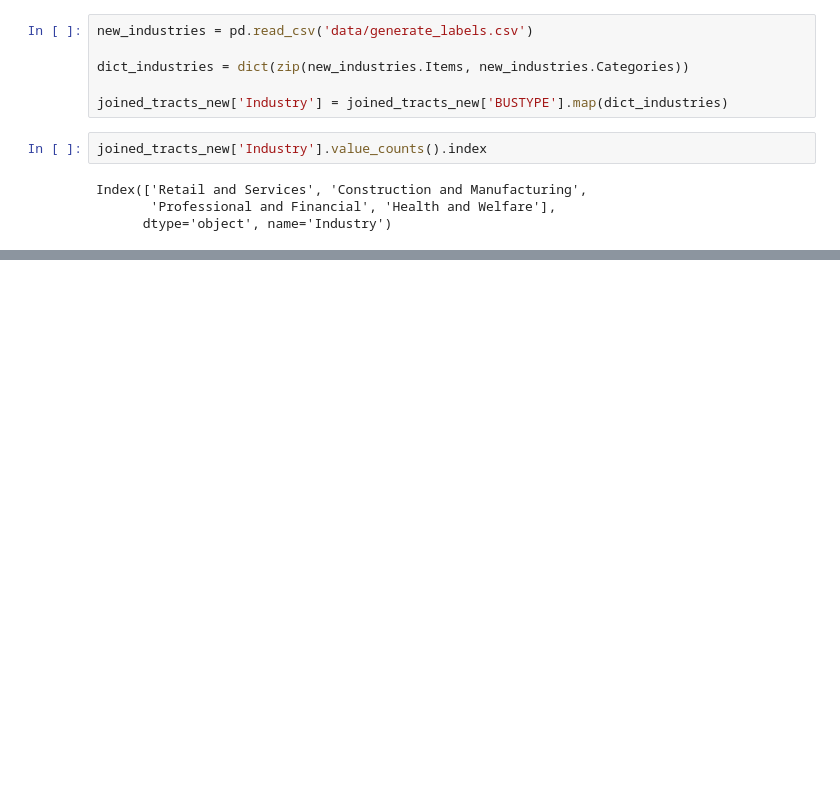
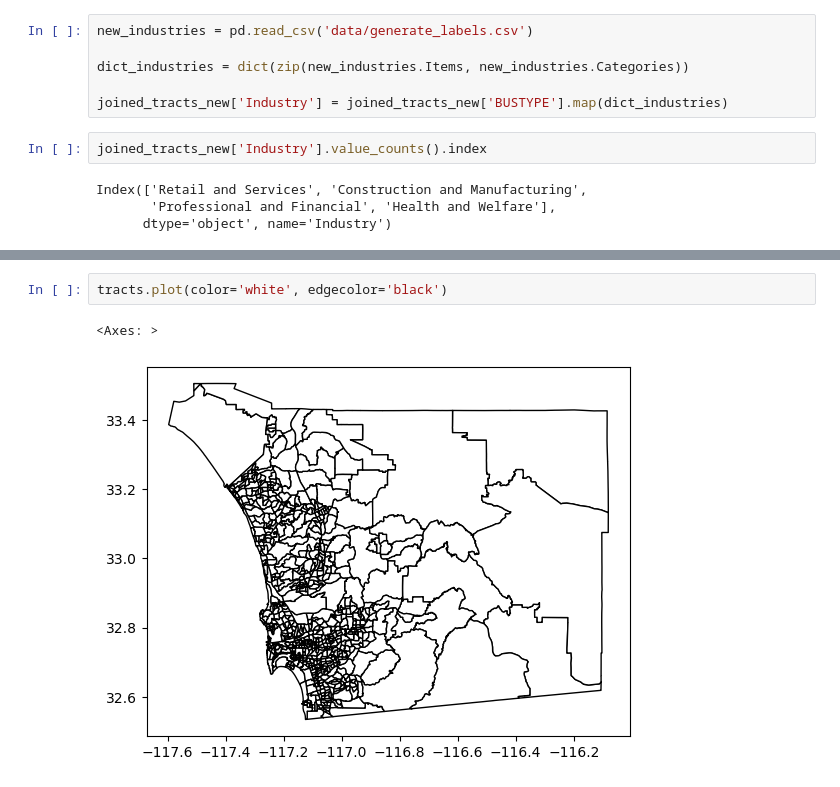
Before and after one commit to michaelmss/DSC180A-Activity-Centers, a Jupyter notebook: Notebooks/eda_kn.ipynb, the cells around one changed output, grey strips where cells are left out. Drawn from its saved outputs; the diff is of its cells as text; blank space fills up the shorter version.

Commit message:
Corrected color maps

```diff
--- a/Notebooks/eda_kn.ipynb
+++ b/Notebooks/eda_kn.ipynb
@@ -334,0 +335,5 @@ for i in joined_tracts_new['Industry'].value_counts().index:
+# %%
+tracts.plot(color='white', edgecolor='black')
+# %% [output]
+<Axes: >
+[figure, added]
```
Also changed, not shown: parts of 6 cells of this notebook.
